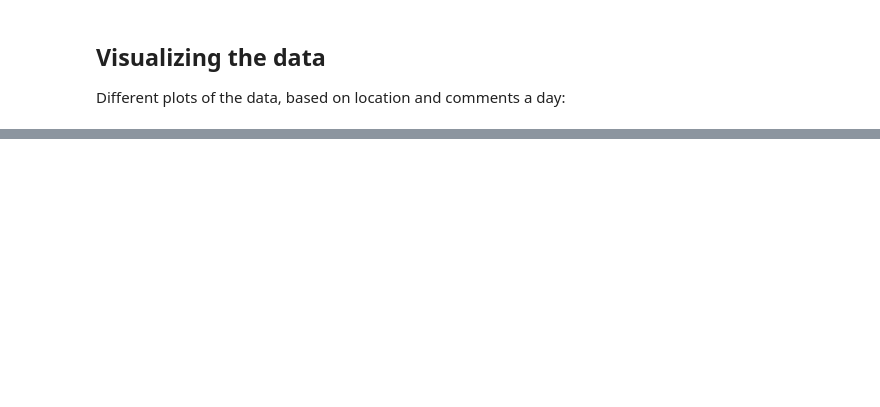
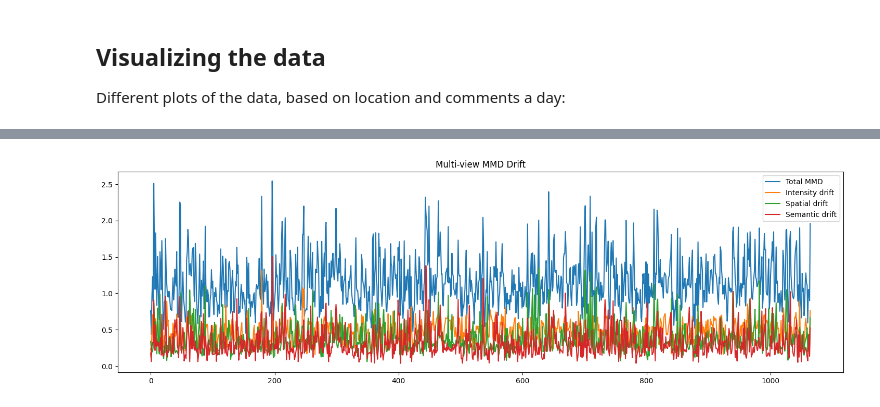
Before and after one commit to thomaselsinga/bachelor_thesis, a Jupyter notebook: notebook.ipynb, the cells around one changed output, grey strips where cells are left out. Cells and saved outputs as stored; diff of their text form; code cells hidden in the pictures; blank space fills up the shorter version.

```diff
--- a/notebook.ipynb
+++ b/notebook.ipynb
@@ -288,0 +221,3 @@ plt.scatter(embeddings_2d[:,0], embeddings_2d[:,1], s=0.5)
+# %%
+mask = df_regular["count"] > 0
+X = X[mask.values]
@@ -288,0 +241,10 @@ plt.scatter(embeddings_2d[:,0], embeddings_2d[:,1], s=0.5)
+# %%
+def rbf_kernel(x, y, sigma):
+    x2 = (x ** 2).sum(1, keepdim=True)
+    y2 = (y ** 2).sum(1, keepdim=True).T
+
+    dist = x2 + y2 - 2 * x @ y.T
+    return torch.exp(-dist / (2 * sigma ** 2))
+# %%
+def mmd(x, y, sigma):
+    return (rbf_kernel(x, x, sigma).mean() + rbf_kernel(y, y, sigma).mean() - 2 * rbf_kernel(x, y, sigma).mean())
@@ -288,0 +272,15 @@ plt.scatter(embeddings_2d[:,0], embeddings_2d[:,1], s=0.5)
+# %%
+def drift_multiview(X, ref_end=200, window=48, step=24, sigma=2.0):
+
+    results = []
+
+    X_ref = X[:ref_end]
+
+    for i in range(ref_end, len(X) - window, step):
+        X_test = X[i:i + window * 2]
+
+        total, A, B, C = mmd_multi(X_ref, X_test, window, step, sigma)
+
+        results.append({"total": total, "intensity": A, "spatial": B, "semantic": C})
+
+    return results
@@ -288,0 +303,19 @@ plt.scatter(embeddings_2d[:,0], embeddings_2d[:,1], s=0.5)
+# %%
+results = drift_multiview(X)
+
+total = [r["total"] for r in results]
+A = [r["intensity"] for r in results]
+B = [r["spatial"] for r in results]
+C = [r["semantic"] for r in results]
+
+plt.figure(figsize=(18, 5))
+plt.plot(total, label="Total MMD")
+plt.plot(A, label="Intensity drift")
+plt.plot(B, label="Spatial drift")
+plt.plot(C, label="Semantic drift")
+
+plt.legend()
+plt.title("Multi-view MMD Drift")
+plt.show()
+# %% [output]
+[figure, added]
```
Also changed, not shown: parts of 65 cells of this notebook, 2 other files.
